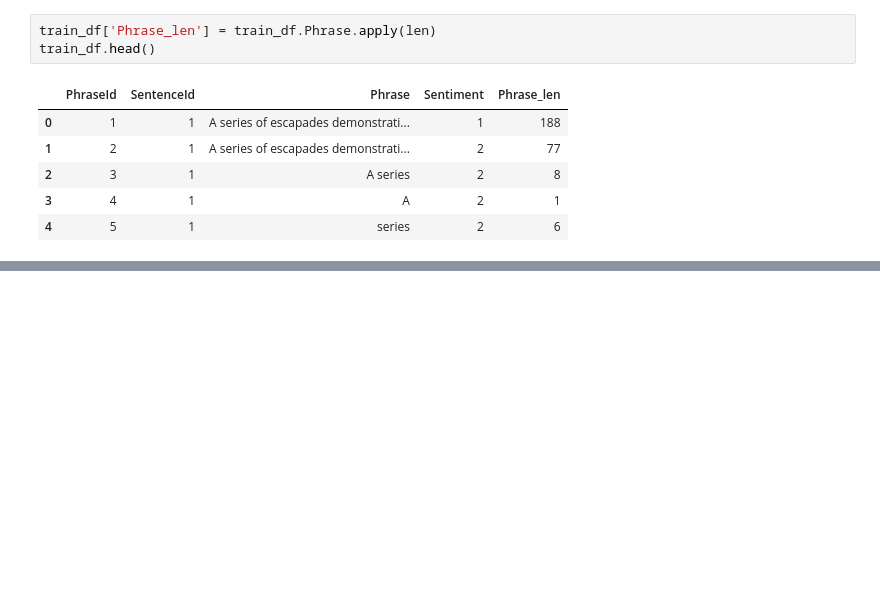
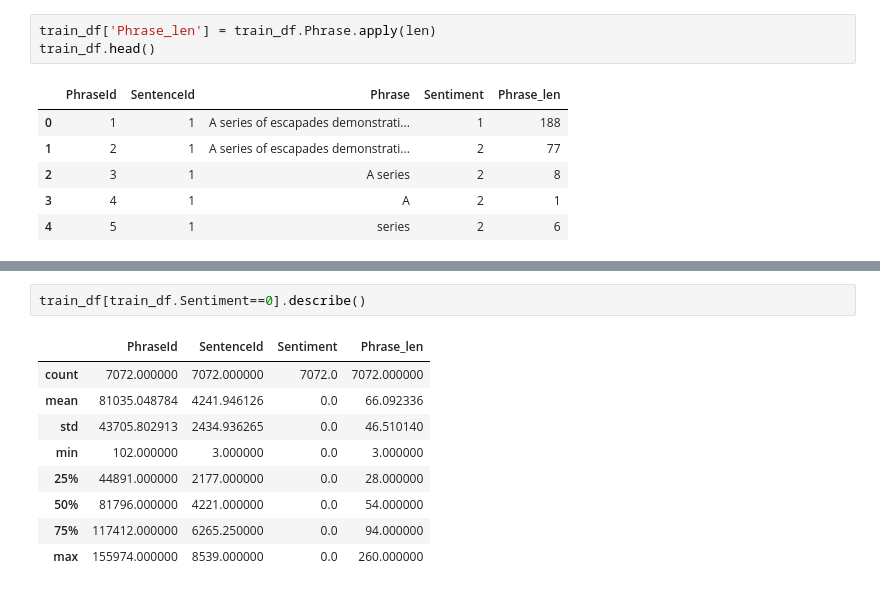
Before and after one commit to gussan-me/-Sentiment_Analysis_on_Movie_Review-, a Jupyter notebook: Sentimt-Analysis-on-Movie-Review.ipynb, the cells around one changed output, grey strips where cells are left out. Drawn from its saved outputs; the diff is of its cells as text; blank space fills up the shorter version.

```diff
--- a/Sentimt-Analysis-on-Movie-Review.ipynb
+++ b/Sentimt-Analysis-on-Movie-Review.ipynb
@@ -180,0 +183,12 @@ Text(0.5, 0, 'Phrase Length')
+# %%
+train_df[train_df.Sentiment==0].describe()
+# %% [output]
+|  | PhraseId | SentenceId | Sentiment | Phrase_len |
+| count | 7072.000000 | 7072.000000 | 7072.0 | 7072.000000 |
+| mean | 81035.048784 | 4241.946126 | 0.0 | 66.092336 |
+| std | 43705.802913 | 2434.936265 | 0.0 | 46.510140 |
+| min | 102.000000 | 3.000000 | 0.0 | 3.000000 |
+| 25% | 44891.000000 | 2177.000000 | 0.0 | 28.000000 |
+| 50% | 81796.000000 | 4221.000000 | 0.0 | 54.000000 |
+| 75% | 117412.000000 | 6265.250000 | 0.0 | 94.000000 |
+| max | 155974.000000 | 8539.000000 | 0.0 | 260.000000 |
```
Also changed, not shown: parts of 19 cells of this notebook.
